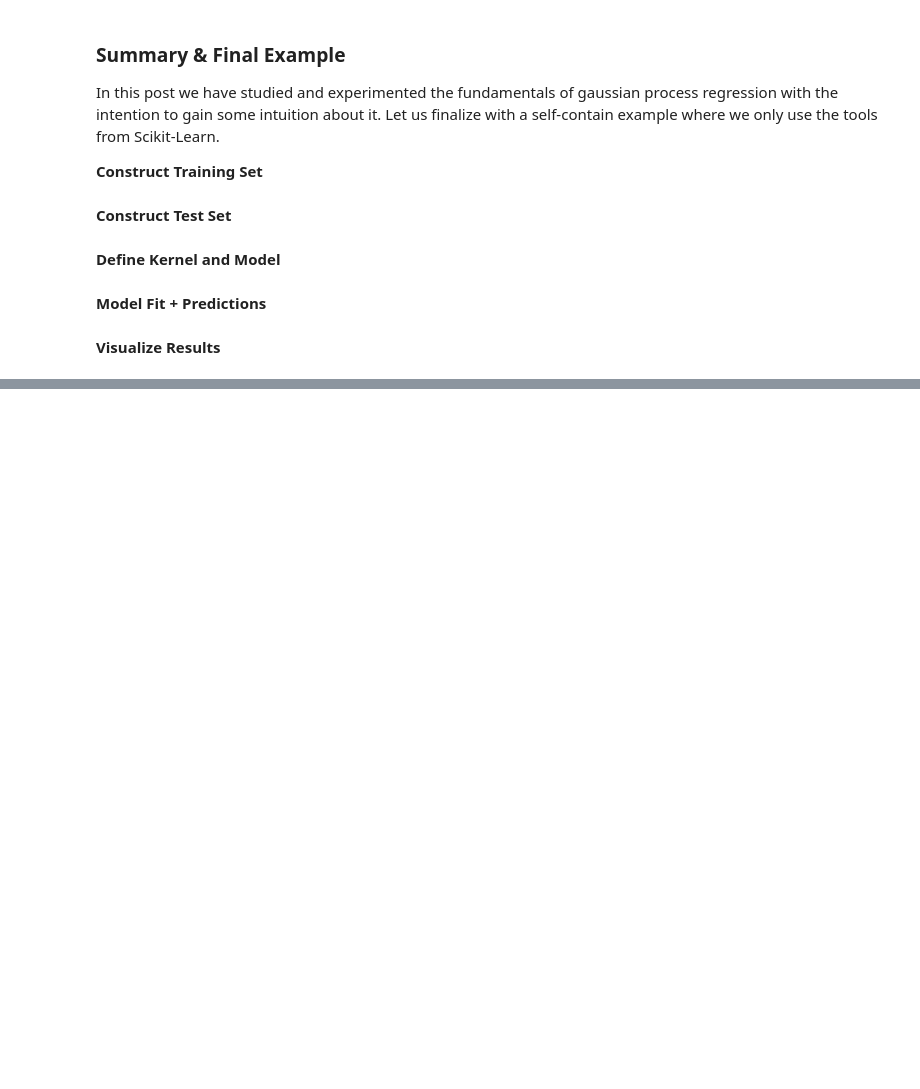
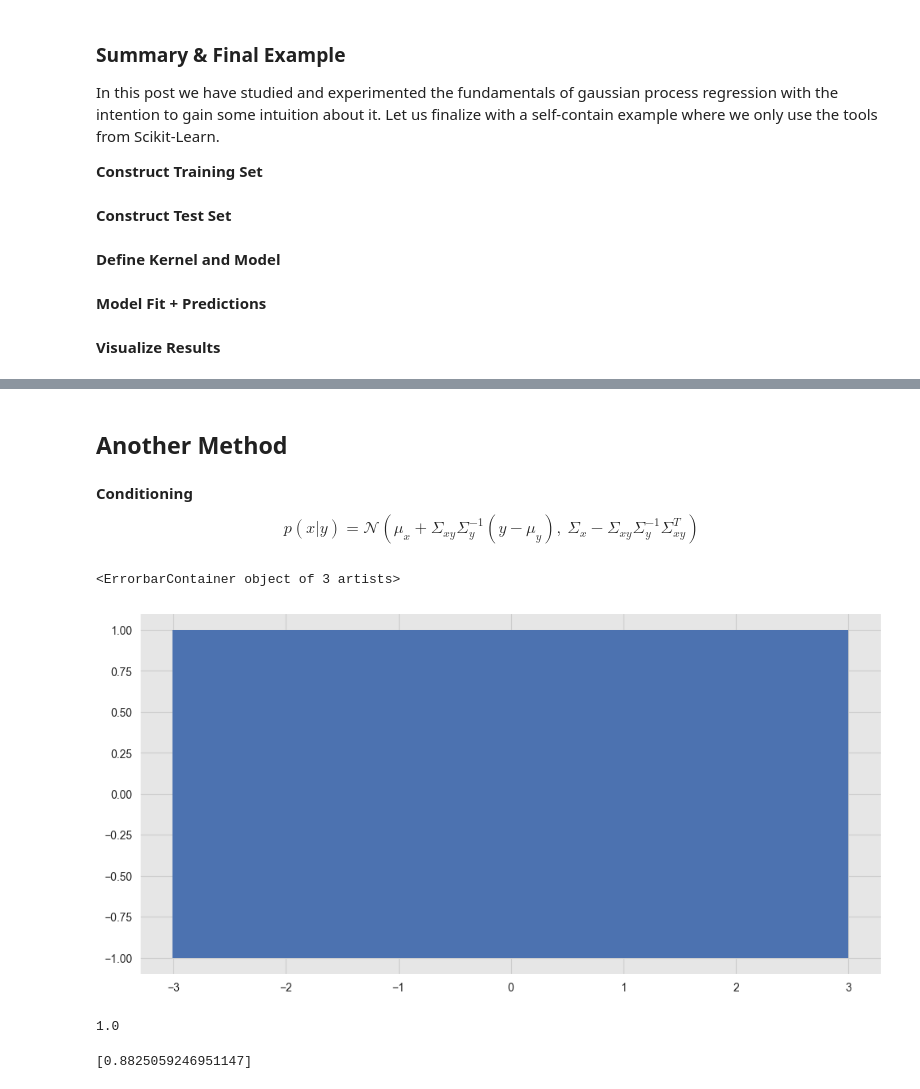
Before and after one commit to ashBabu/Machine-Learning, a Jupyter notebook: Gaussian Process Regression.ipynb, the cells around one changed output, grey strips where cells are left out. Saved outputs shown, nothing was run; the diff lists cells and outputs as text; code cells hidden in the pictures; blank space fills up the shorter version.

```diff
--- a/Gaussian Process Regression.ipynb
+++ b/Gaussian Process Regression.ipynb
@@ -568,0 +524,8 @@ ax.legend(loc='lower left');
+# %% [markdown]
+## Another Method
+# %%
+def exponential_cov(x, y, params):
+    return params[0] * np.exp( -0.5 * params[1] * np.subtract.outer(x, y)**2)
+# %% [markdown]
+**Conditioning**
+$$p(x|y) = \mathcal{N}(\mu_x + \Sigma_{xy}\Sigma_y^{-1}(y - \mu_y), ~\Sigma_x - \Sigma_{xy}\Sigma_y^{-1}\Sigma_{xy}^T)$$
@@ -568,0 +543,20 @@ ax.legend(loc='lower left');
+# %%
+import matplotlib.pylab as plt
+
+θ = [1, 10]  # hyperparameters
+σ_0 = exponential_cov(0, 0, θ)
+xpts = np.arange(-3, 3, step=0.01)
+plt.errorbar(xpts, np.zeros(len(xpts)), yerr=σ_0, capsize=0)
+# %% [output]
+<ErrorbarContainer object of 3 artists>
+[figure, added]
+# %%
+σ_0
+# %% [output]
+1.0
+# %%
+x = [1.]
+y = [np.random.normal(scale=σ_0)]
+y
+# %% [output]
+[0.8825059246951147]
```
Also changed, not shown: parts of 34 cells of this notebook, 3 other files.
